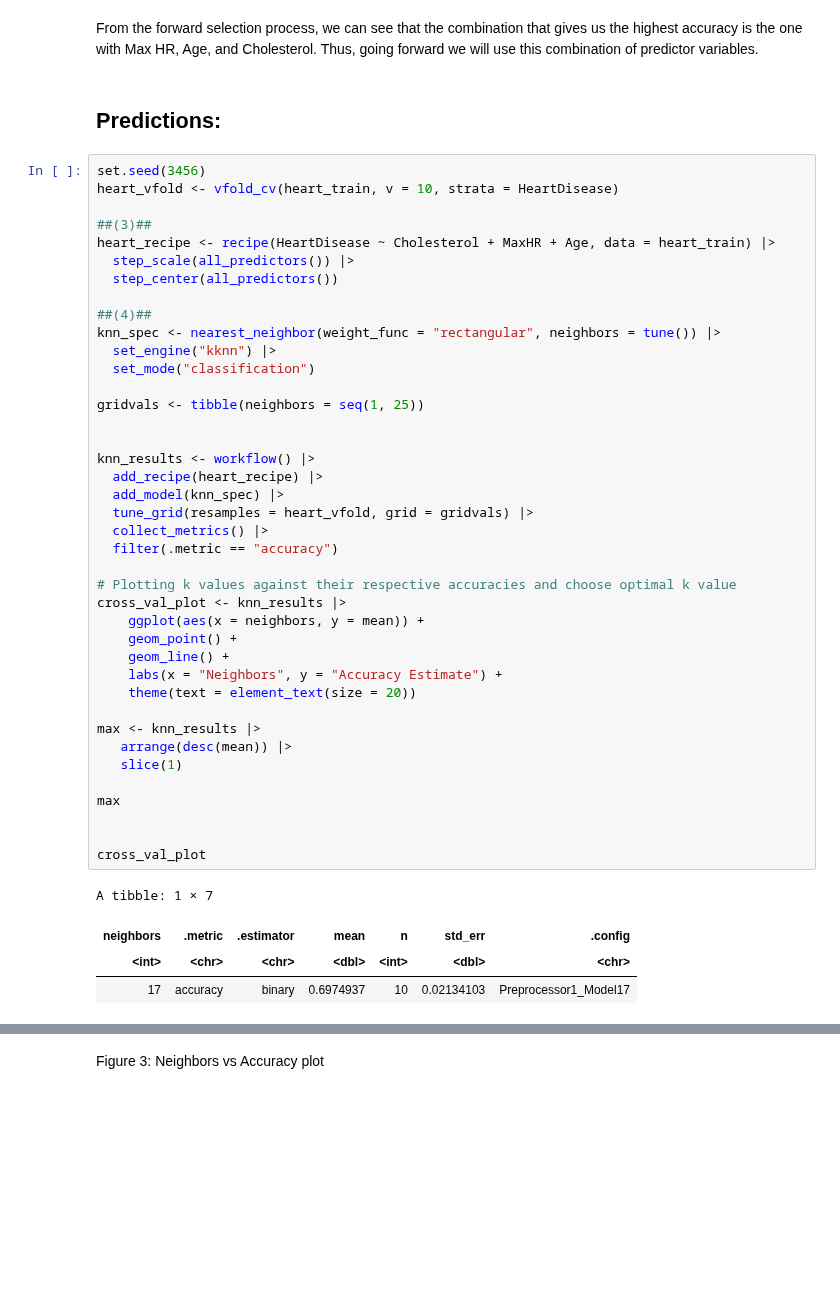
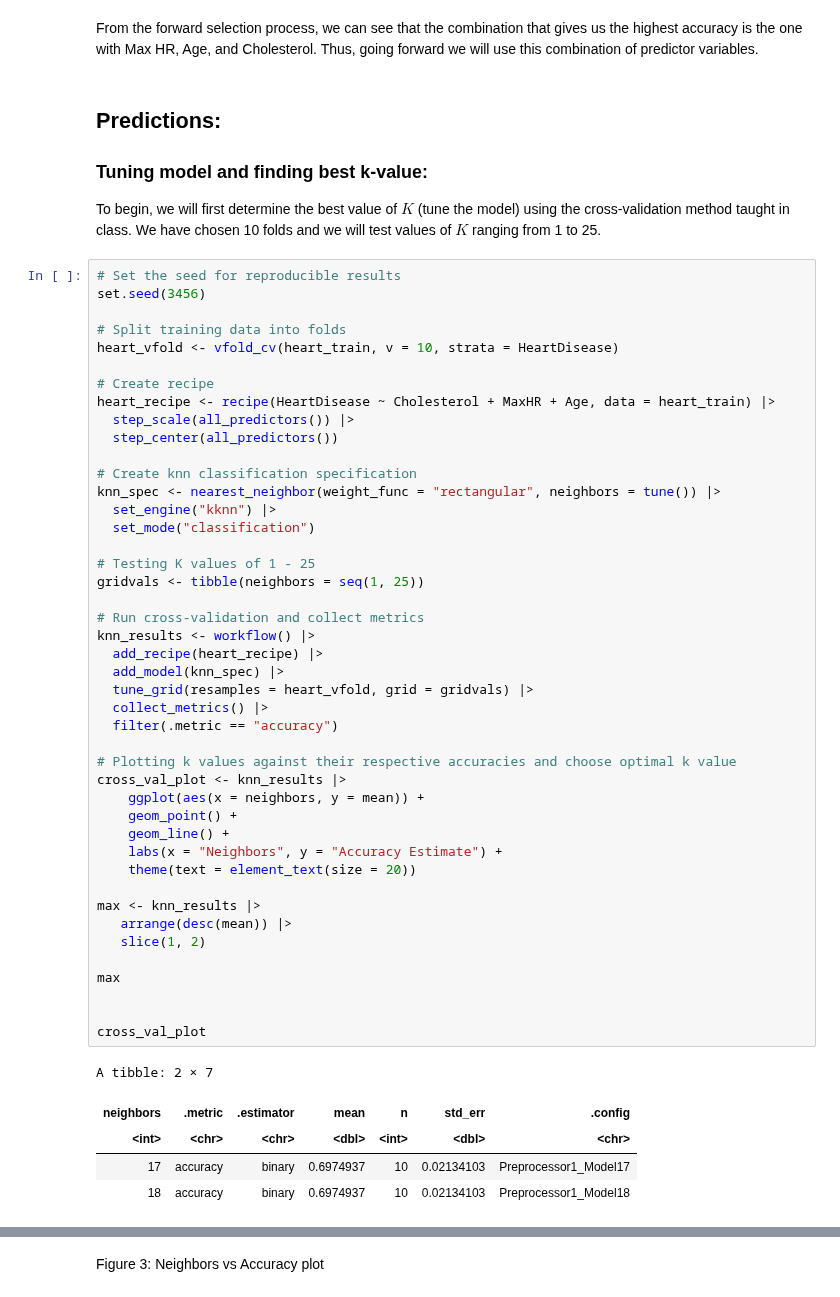
Before and after one commit to josephsoo/dsci_100_group_12, a Jupyter notebook: Project report.ipynb, the cells around one changed output, grey strips where cells are left out. Drawn from its saved outputs; the diff is of its cells as text; blank space fills up the shorter version.

```diff
--- a/Project report.ipynb
+++ b/Project report.ipynb
@@ -340,51 +345,60 @@ A tibble: 4 × 3
 From the forward selection process, we can see that the combination that gives us the highest accuracy is the one with Max HR, Age, and Cholesterol. Thus, going forward we will use this combination of predictor variables.
 # %% [markdown]
 ## Predictions:
+
+### Tuning model and finding best k-value:
+
+To begin, we will first determine the best value of $K$ (tune the model) using the cross-validation method taught in class. We have chosen 10 folds and we will test values of $K$ ranging from 1 to 25.
 # %%
+# Set the seed for reproducible results
 set.seed(3456)
+
+# Split training data into folds
 heart_vfold <- vfold_cv(heart_train, v = 10, strata = HeartDisease)
 
-##(3)##
+# Create recipe
 heart_recipe <- recipe(HeartDisease ~ Cholesterol + MaxHR + Age, data = heart_train) |>
   step_scale(all_predictors()) |>
   step_center(all_predictors())
 
-##(4)##
+# Create knn classification specification
 knn_spec <- nearest_neighbor(weight_func = "rectangular", neighbors = tune()) |>
   set_engine("kknn") |>
   set_mode("classification")
 
+# Testing K values of 1 - 25
 gridvals <- tibble(neighbors = seq(1, 25))
 
-
+# Run cross-validation and collect metrics
 knn_results <- workflow() |>
   add_recipe(heart_recipe) |>
   add_model(knn_spec) |>
   tune_grid(resamples = heart_vfold, grid = gridvals) |>
   collect_metrics() |>
   filter(.metric == "accuracy")
 
 # Plotting k values against their respective accuracies and choose optimal k value
 cross_val_plot <- knn_results |>
     ggplot(aes(x = neighbors, y = mean)) +
     geom_point() +
     geom_line() +
     labs(x = "Neighbors", y = "Accuracy Estimate") +
     theme(text = element_text(size = 20))
 
 max <- knn_results |>
    arrange(desc(mean)) |>
-   slice(1)
+   slice(1, 2)
 
 max
 
 
 cross_val_plot
 # %% [output]
-A tibble: 1 × 7
+A tibble: 2 × 7
 | neighbors | .metric | .estimator | mean | n | std_err | .config |
 | <int> | <chr> | <chr> | <dbl> | <int> | <dbl> | <chr> |
 | 17 | accuracy | binary | 0.6974937 | 10 | 0.02134103 | Preprocessor1_Model17 |
+| 18 | accuracy | binary | 0.6974937 | 10 | 0.02134103 | Preprocessor1_Model18 |
 [figure]
 # %% [markdown]
 Figure 3: Neighbors vs Accuracy plot
```
Also changed, not shown: parts of 8 cells of this notebook.
